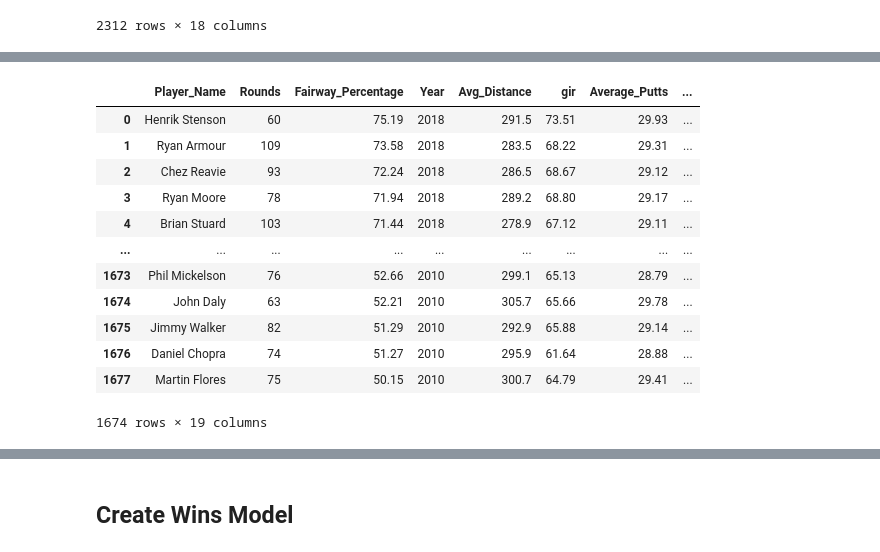
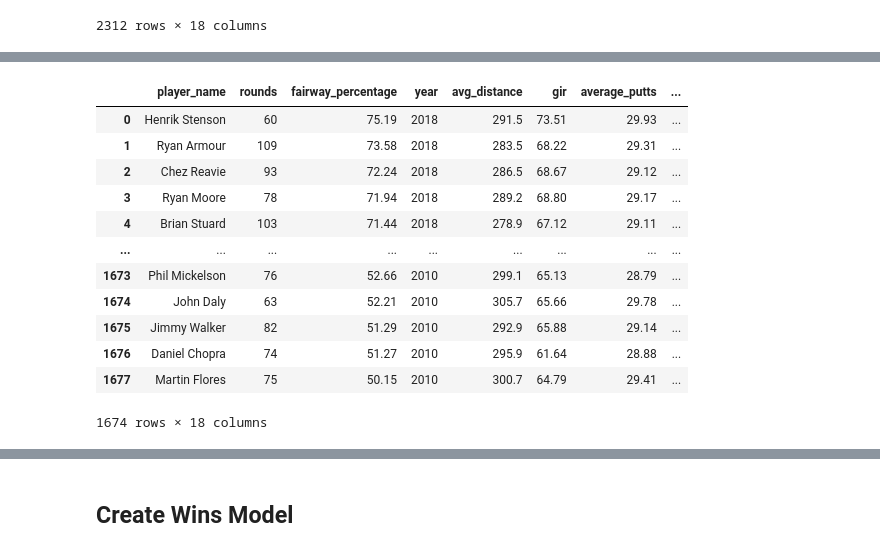
Before and after one commit to asval211/pga_golf_dataset, a Jupyter notebook: pga_golf_data_project.ipynb, the cells around one changed output, grey strips where cells are left out. Saved outputs shown, nothing was run; the diff lists cells and outputs as text; code cells hidden in the pictures.

```diff
--- a/pga_golf_data_project.ipynb
+++ b/pga_golf_data_project.ipynb
@@ -203,4 +108,0 @@ Name: Wins, dtype: float64
-# %%
-# Create 'Winners' column - anyone with wins gets a 1, anyone without wins gets a 0.
-df['Winners'] = df['Wins'].apply(lambda x: 1 if x > 0 else 0)
-df
@@ -278,0 +168,5 @@ df
+# %%
+# Change Points to int
+df['Points'] = df['Points'].apply(lambda x: x.replace(',',''))
+df['Points'] = df['Points'].astype(int)
+df
@@ -279,9 +187,9 @@ df
 # %%
-# Add underscores to all column names
-df.columns=df.columns.str.replace(' ', '_')
+# Insert underscores to column names where needed and lowercase all columns
+df.columns=df.columns.str.replace(' ', '_').str.lower()
 df
 # %% [output]
-|  | Player_Name | Rounds | Fairway_Percentage | Year | Avg_Distance | gir | Average_Putts | ... |
+|  | player_name | rounds | fairway_percentage | year | avg_distance | gir | average_putts | ... |
 | 0 | Henrik Stenson | 60 | 75.19 | 2018 | 291.5 | 73.51 | 29.93 | ... |
 | 1 | Ryan Armour | 109 | 73.58 | 2018 | 283.5 | 68.22 | 29.31 | ... |
 | 2 | Chez Reavie | 93 | 72.24 | 2018 | 286.5 | 68.67 | 29.12 | ... |
@@ -293,4 +201,4 @@ df
 | 1675 | Jimmy Walker | 82 | 51.29 | 2010 | 292.9 | 65.88 | 29.14 | ... |
 | 1676 | Daniel Chopra | 74 | 51.27 | 2010 | 295.9 | 61.64 | 28.88 | ... |
 | 1677 | Martin Flores | 75 | 50.15 | 2010 | 300.7 | 64.79 | 29.41 | ... |
-1674 rows × 19 columns
+1674 rows × 18 columns
```
Also changed, not shown: parts of 81 cells of this notebook, 1 other file.
